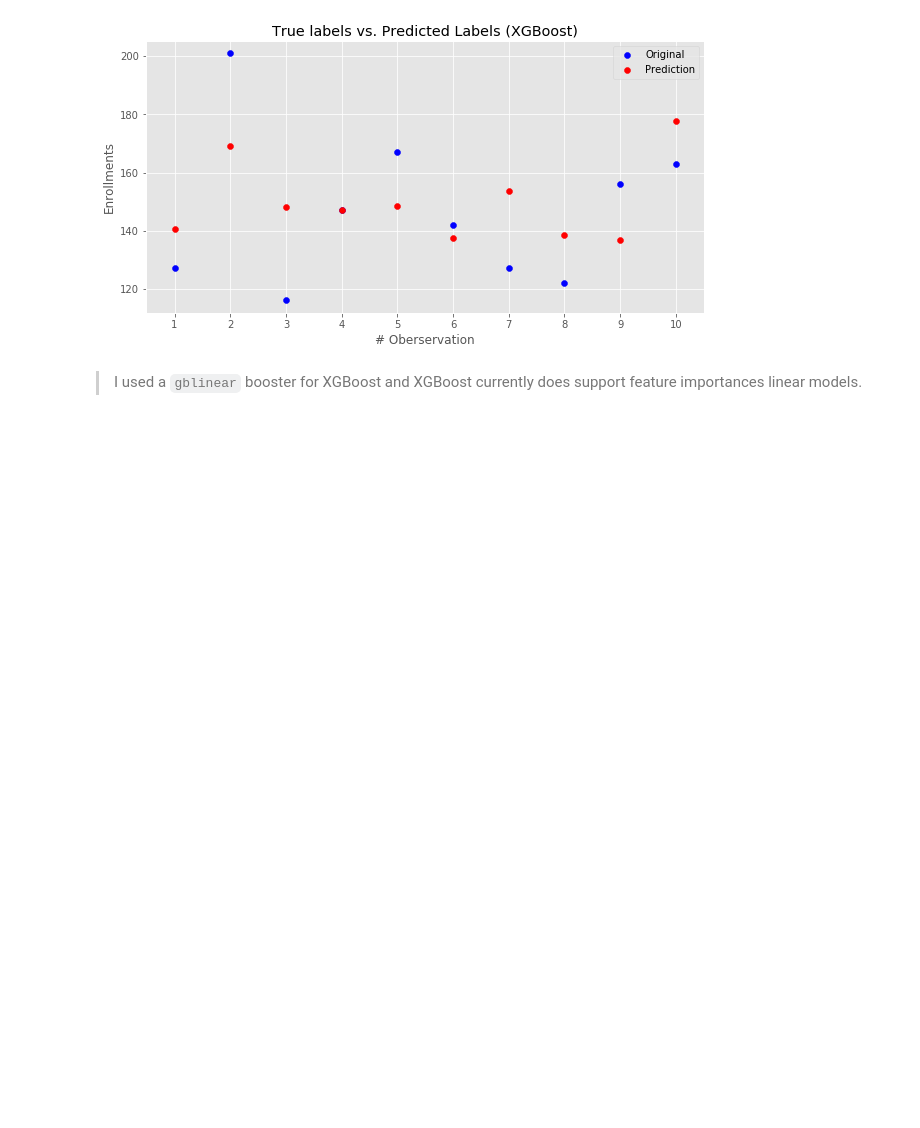
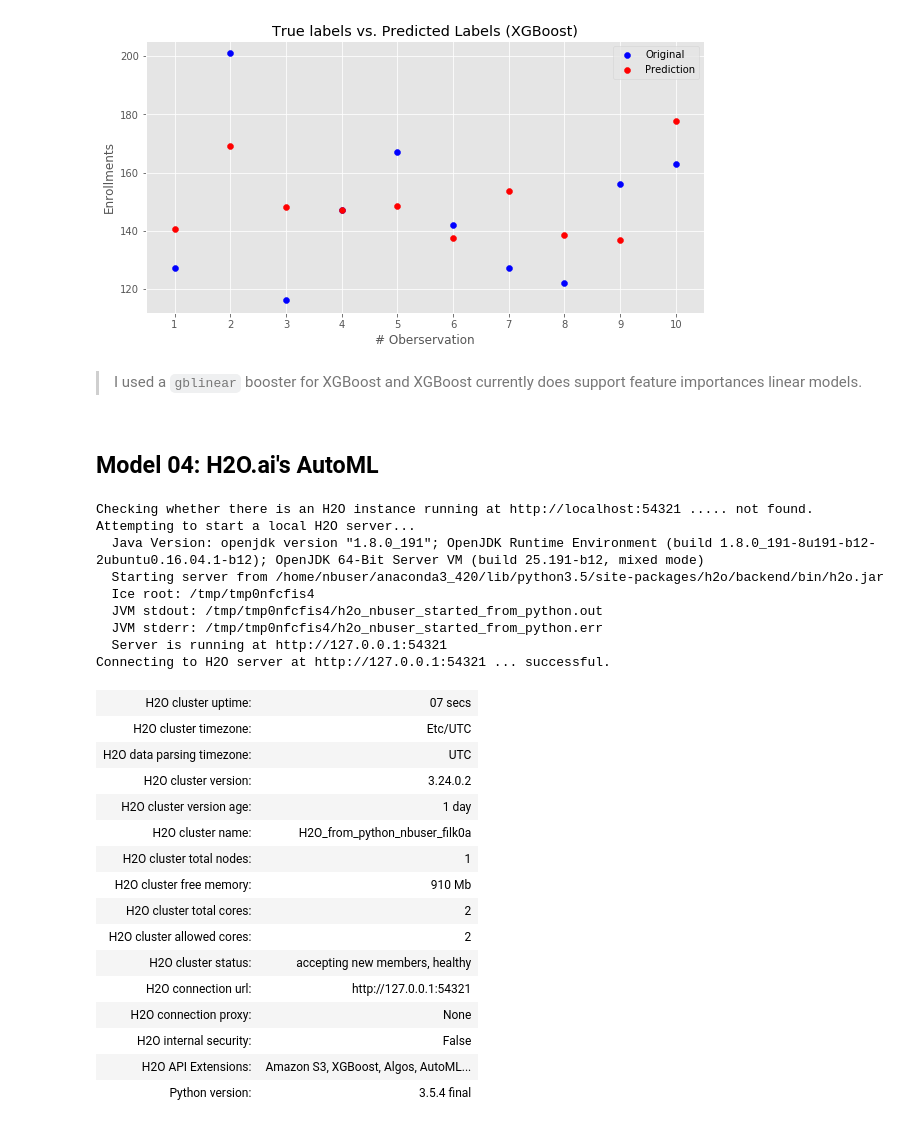
Before and after one commit to sayakpaul/A-B-testing-with-Machine-Learning, a Jupyter notebook: A B tests with Machine Learning.ipynb, the cells around one changed output. Drawn from its saved outputs; the diff is of its cells as text; code cells hidden in the pictures; blank space fills up the shorter version.

```diff
--- a/A B tests with Machine Learning.ipynb
+++ b/A B tests with Machine Learning.ipynb
@@ -346,3 +346,35 @@ plot_preds(y_test, y_preds, 'XGBoost')
 [figure]
 # %% [markdown]
 > I used a `gblinear` booster for XGBoost and XGBoost currently does support feature importances linear models.
+# %% [markdown]
+## Model 04: H2O.ai's AutoML
+# %%
+import h2o
+from h2o.automl import H2OAutoML
+h2o.init()
+# %% [output]
+Checking whether there is an H2O instance running at http://localhost:54321 ..... not found.
+Attempting to start a local H2O server...
+  Java Version: openjdk version "1.8.0_191"; OpenJDK Runtime Environment (build 1.8.0_191-8u191-b12-2ubuntu0.16.04.1-b12); OpenJDK 64-Bit Server VM (build 25.191-b12, mixed mode)
+  Starting server from /home/nbuser/anaconda3_420/lib/python3.5/site-packages/h2o/backend/bin/h2o.jar
+  Ice root: /tmp/tmp0nfcfis4
+  JVM stdout: /tmp/tmp0nfcfis4/h2o_nbuser_started_from_python.out
+  JVM stderr: /tmp/tmp0nfcfis4/h2o_nbuser_started_from_python.err
+  Server is running at http://127.0.0.1:54321
+Connecting to H2O server at http://127.0.0.1:54321 ... successful.
+| H2O cluster uptime: | 07 secs |
+| H2O cluster timezone: | Etc/UTC |
+| H2O data parsing timezone: | UTC |
+| H2O cluster version: | 3.24.0.2 |
+| H2O cluster version age: | 1 day |
+| H2O cluster name: | H2O_from_python_nbuser_filk0a |
+| H2O cluster total nodes: | 1 |
+| H2O cluster free memory: | 910 Mb |
+| H2O cluster total cores: | 2 |
+| H2O cluster allowed cores: | 2 |
+| H2O cluster status: | accepting new members, healthy |
+| H2O connection url: | http://127.0.0.1:54321 |
+| H2O connection proxy: | None |
+| H2O internal security: | False |
+| H2O API Extensions: | Amazon S3, XGBoost, Algos, AutoML... |
+| Python version: | 3.5.4 final |
```
Also changed, not shown: parts of 12 cells of this notebook.
